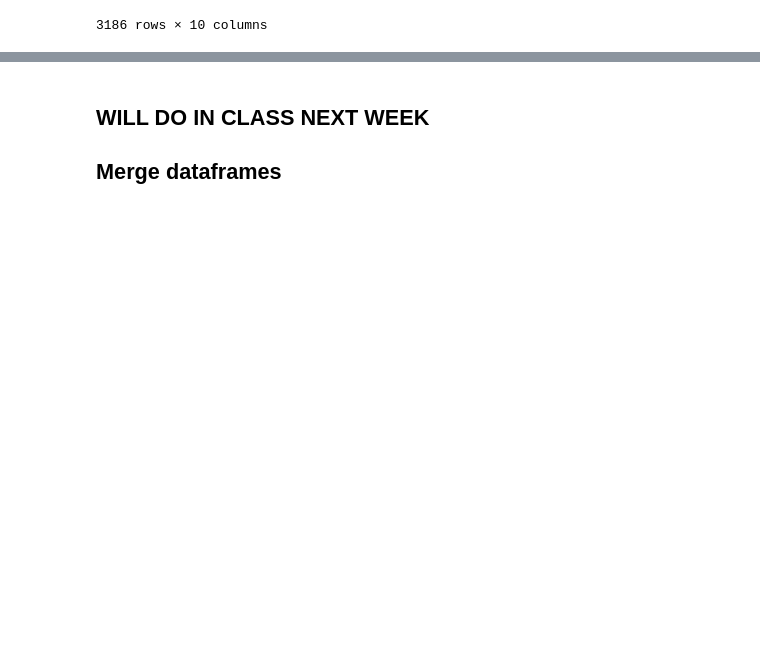
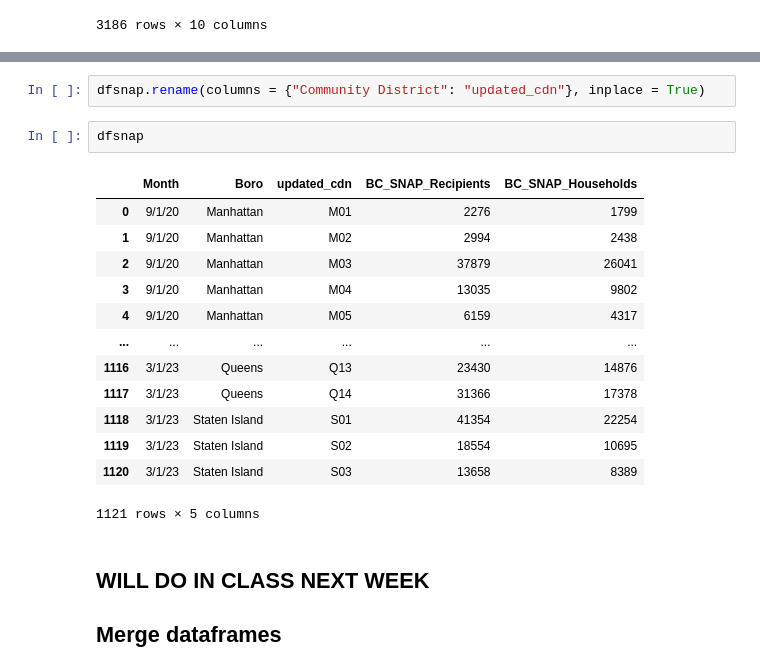
Before and after one commit to mrwaabbas/dataClass2025, a Jupyter notebook: wk11-conditional-function-merge and HW.ipynb, the cells around one changed output, grey strips where cells are left out. Cells and saved outputs as stored; diff of their text form; blank space fills up the shorter version.

```diff
--- a/wk11-conditional-function-merge and HW.ipynb
+++ b/wk11-conditional-function-merge and HW.ipynb
@@ -779,3 +801,21 @@ dfshelter
+# %%
+dfsnap.rename(columns = {"Community District": "updated_cdn"}, inplace = True)
+# %%
+dfsnap
+# %% [output]
+|  | Month | Boro | updated_cdn | BC_SNAP_Recipients | BC_SNAP_Households |
+| 0 | 9/1/20 | Manhattan | M01 | 2276 | 1799 |
+| 1 | 9/1/20 | Manhattan | M02 | 2994 | 2438 |
+| 2 | 9/1/20 | Manhattan | M03 | 37879 | 26041 |
+| 3 | 9/1/20 | Manhattan | M04 | 13035 | 9802 |
+| 4 | 9/1/20 | Manhattan | M05 | 6159 | 4317 |
+| ... | ... | ... | ... | ... | ... |
+| 1116 | 3/1/23 | Queens | Q13 | 23430 | 14876 |
+| 1117 | 3/1/23 | Queens | Q14 | 31366 | 17378 |
+| 1118 | 3/1/23 | Staten Island | S01 | 41354 | 22254 |
+| 1119 | 3/1/23 | Staten Island | S02 | 18554 | 10695 |
+| 1120 | 3/1/23 | Staten Island | S03 | 13658 | 8389 |
+1121 rows × 5 columns
 # %% [markdown]
 ## WILL DO IN CLASS NEXT WEEK
 ## Merge dataframes
```
Also changed, not shown: parts of 15 cells of this notebook.
